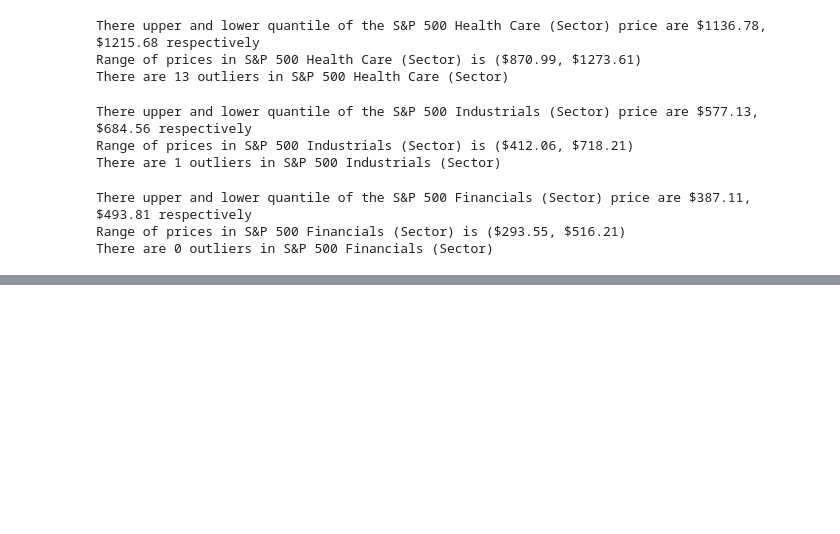
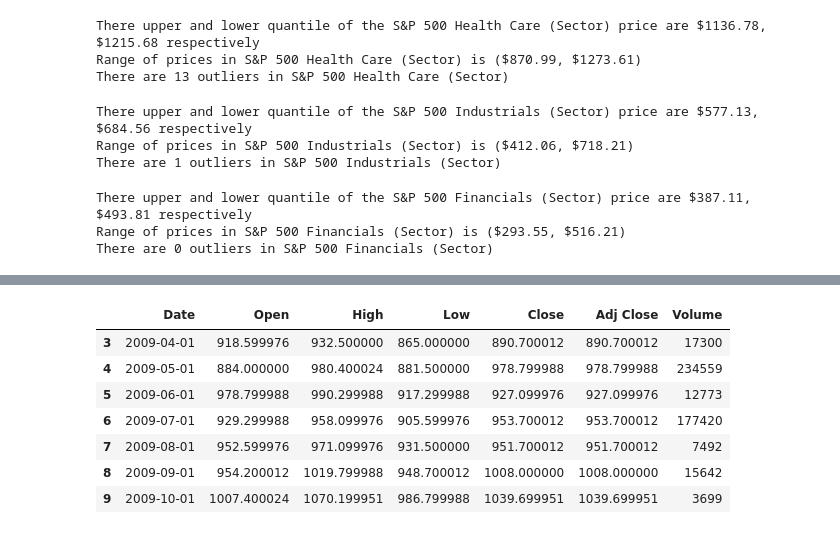
Before and after one commit to cs301-star/CS301, a Jupyter notebook: Analysis of the U.S. Stock Market.ipynb, the cells around one changed output, grey strips where cells are left out. Drawn from its saved outputs; the diff is of its cells as text; code cells hidden in the pictures; blank space fills up the shorter version.

Commit message:
starting with creation of graphs, created util funcs

```diff
--- a/Analysis of the U.S. Stock Market.ipynb
+++ b/Analysis of the U.S. Stock Market.ipynb
@@ -416,0 +438,20 @@ There are 0 outliers in S&P 500 Financials (Sector)
+# %%
+def timestamp_to_datetime(date: pd.Timestamp) -> datetime:
+    return date.to_pydatetime
+def datetime_to_timestamp(date: datetime) -> pd.Timestamp:
+    return pd.Timestamp(date)
+def dynamic_timestamp(year=0, month=0, day=0, hour=0, minute=0, second=0) -> pd.Timestamp:
+    return datetime_to_timestamp(datetime(year, month, day, hour, minute, second))
+def show_range(df: pd.DataFrame, col: str, start_time_t, end_time_t) -> pd.DataFrame:
+    return df.loc[ (start_time_t < df[col]) & (df[col] < end_time_t)]
+# %%
+show_range(gold_df, 'Date', dynamic_timestamp(2009, 3, 1), dynamic_timestamp(2009, 11, 1))
+# %% [output]
+|  | Date | Open | High | Low | Close | Adj Close | Volume |
+| 3 | 2009-04-01 | 918.599976 | 932.500000 | 865.000000 | 890.700012 | 890.700012 | 17300 |
+| 4 | 2009-05-01 | 884.000000 | 980.400024 | 881.500000 | 978.799988 | 978.799988 | 234559 |
+| 5 | 2009-06-01 | 978.799988 | 990.299988 | 917.299988 | 927.099976 | 927.099976 | 12773 |
+| 6 | 2009-07-01 | 929.299988 | 958.099976 | 905.599976 | 953.700012 | 953.700012 | 177420 |
+| 7 | 2009-08-01 | 952.599976 | 971.099976 | 931.500000 | 951.700012 | 951.700012 | 7492 |
+| 8 | 2009-09-01 | 954.200012 | 1019.799988 | 948.700012 | 1008.000000 | 1008.000000 | 15642 |
+| 9 | 2009-10-01 | 1007.400024 | 1070.199951 | 986.799988 | 1039.699951 | 1039.699951 | 3699 |
```
Also changed, not shown: parts of 4 cells of this notebook.
